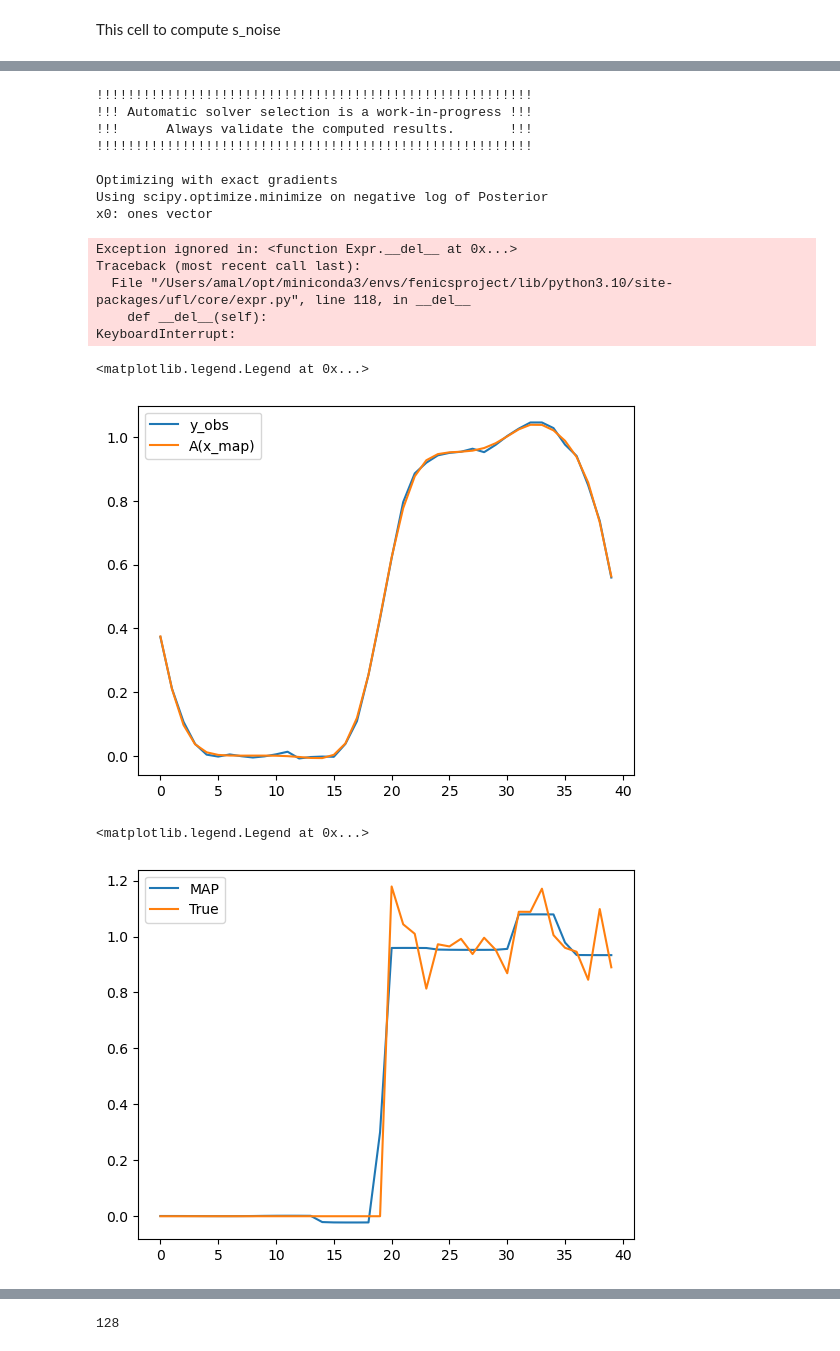
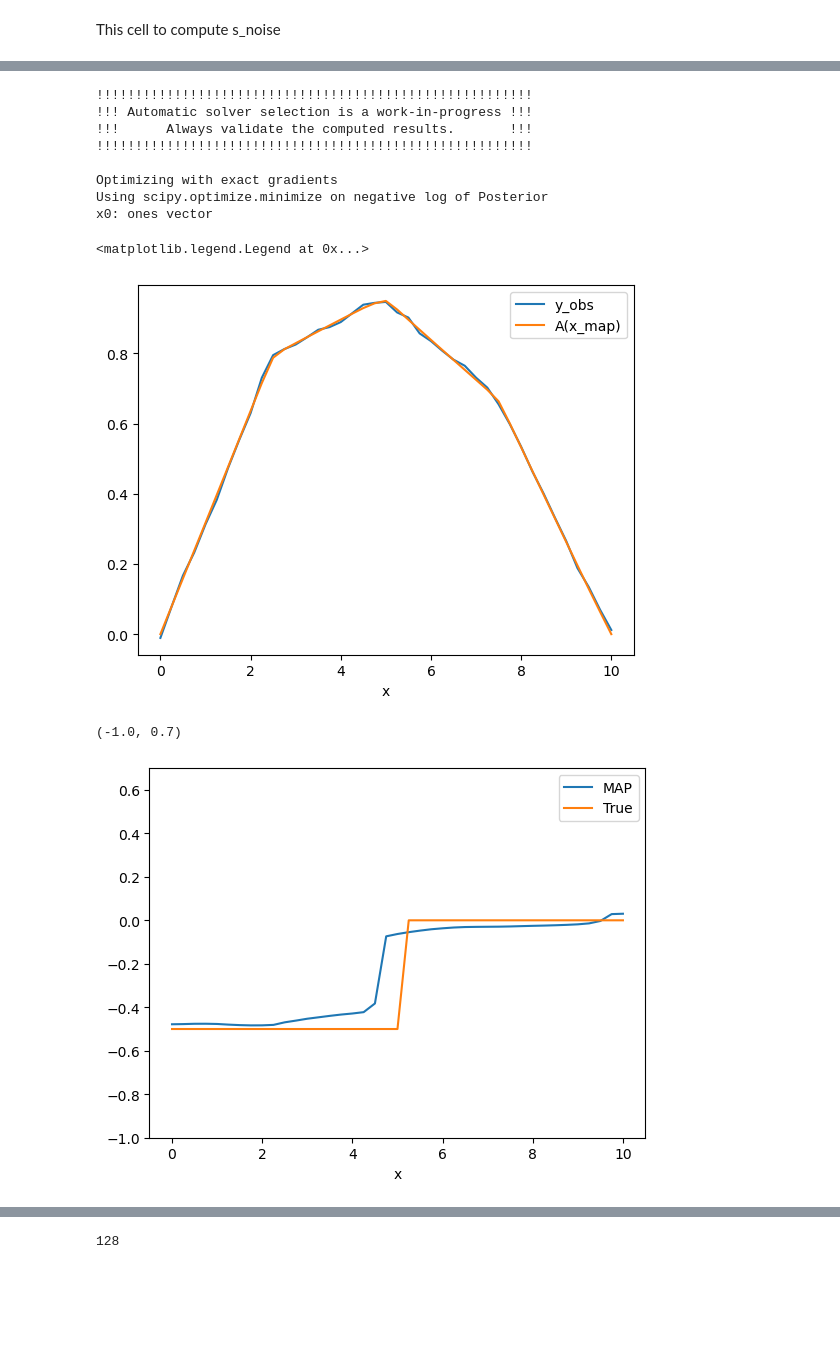
Before and after one commit to CUQI-DTU/Paper-Implicit, a Jupyter notebook: pde_myula/intro_example_Poisson.ipynb, the cells around one changed output, grey strips where cells are left out. Cells and saved outputs as stored; diff of their text form; code cells hidden in the pictures; blank space fills up the shorter version.

```diff
--- a/pde_myula/intro_example_Poisson.ipynb
+++ b/pde_myula/intro_example_Poisson.ipynb
@@ -29,10 +29,34 @@ print(cuqipy_fenics.__file__)
 /Users/amal/Documents/research_code/CUQI-DTU/CUQIpy-FEniCS/cuqipy_fenics/__init__.py
 # %%
 physical_dim = 1 # choice of physical dimension
-model_type ='convolution' #'convolution' #'diffusion' # 'identity' # choice of model type
+model_type = 'diffusion'  #'convolution' #'convolution' #'diffusion' # 'identity' # choice of model type
 prior_type = 'TV'#'Gaussian' #'TV' #'Gaussian' # 'TV'
 enable_FD = False
-sampler_choice = "NUTS" #"MALA" #"NUTS"
+#sampler_choice = "NUTS" #"MALA" #"NUTS"
+# %%
+# parameter set up
+if model_type == 'convolution':
+    sampler_choice = "NUTS"
+    TV_weight = 1.0e2
+    TV_beta = 1e-4
+    plot_par = False
+    Ns = 1
+    Nb = 500
+    max_depth = 5
+    step_size = None
+    remove_burnin = 0
+    # initial point was zero
+
+if model_type == 'diffusion':
+    sampler_choice = "NUTS"
+    TV_weight =  50
+    TV_beta = 1e-4
+    plot_par = True
+    Ns = 1
+    Nb = 500
+    max_depth = 3
+    step_size = 0.1
+    remove_burnin = 200
 # %%
 endpoint = 10 # domain length
 # f is sum of 3 exponentials at 1/4*endpoint and 1/2*endpoint and 3/4*endpoint
@@ -225,5 +250,5 @@ if physical_dim == 2:
 # %%
-tv_reg = TV_reg(H, beta=1e-4, weight=1.0e2)
+tv_reg = TV_reg(H, beta=TV_beta, weight=TV_weight)
 
 def eval_density(x):
     # convert from numpy array to dolfin function
@@ -391,11 +416,6 @@ map_x = BP.MAP()
 Optimizing with exact gradients
 Using scipy.optimize.minimize on negative log of Posterior
 x0: ones vector
-Exception ignored in: <function Expr.__del__ at 0x...>
-Traceback (most recent call last):
-  File "/Users/amal/opt/miniconda3/envs/fenicsproject/lib/python3.10/site-packages/ufl/core/expr.py", line 118, in __del__
-    def __del__(self):
-KeyboardInterrupt:
 # %%
 # plot map predicted data
 
@@ -404,15 +424,15 @@ A(map_x).plot(label='A(x_map)')
 plt.legend()
 # %% [output]
 <matplotlib.legend.Legend at 0x...>
-[figure, old version]
+[figure, new version]
 # %%
 map_x.plot()
 x_true.plot()
 plt.legend(['MAP', 'True'])
-#plt.ylim(-1.5, 0.7)
+plt.ylim(-1.0, 0.7)
 # %% [output]
-<matplotlib.legend.Legend at 0x...>
+(-1.0, 0.7)
-[figure, old version]
+[figure, new version]
 # %%
 map_x
 # %% [output]
```
Also changed, not shown: parts of 23 cells of this notebook.
